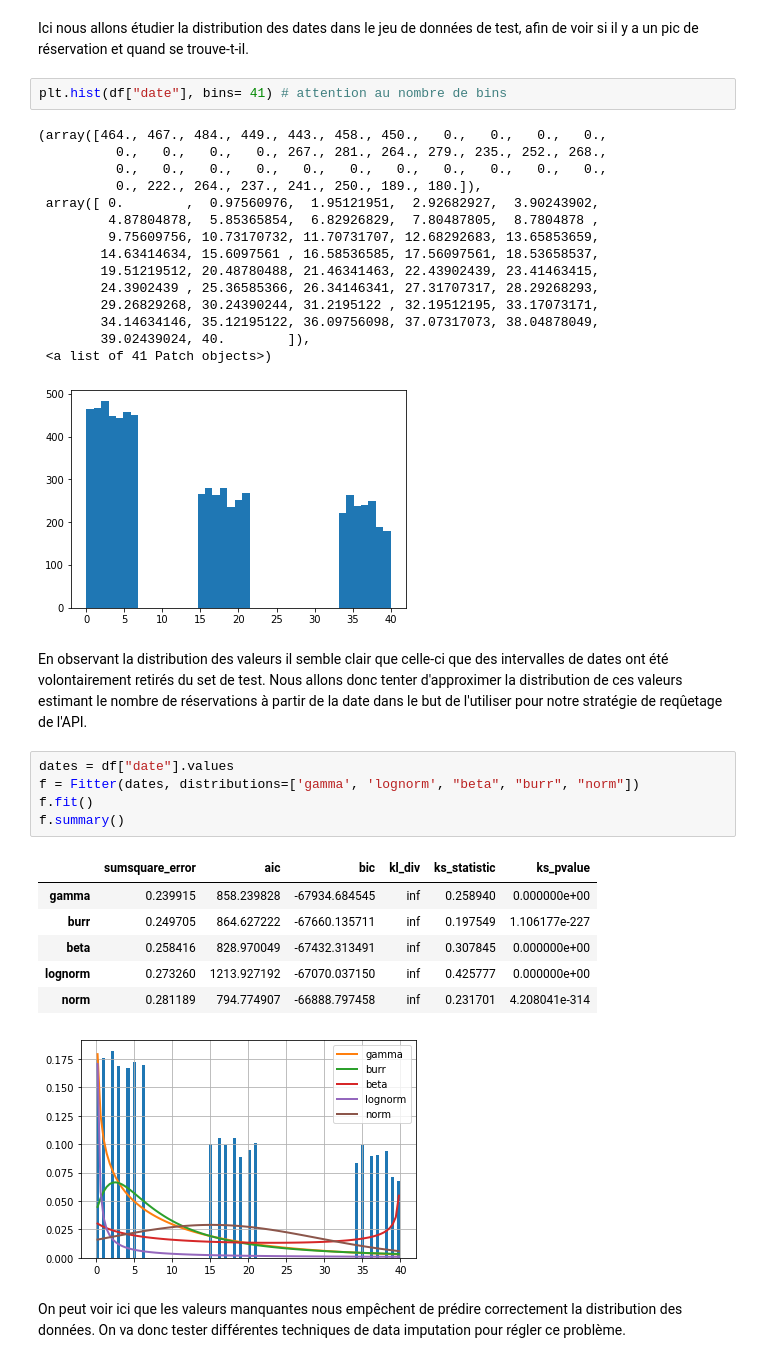
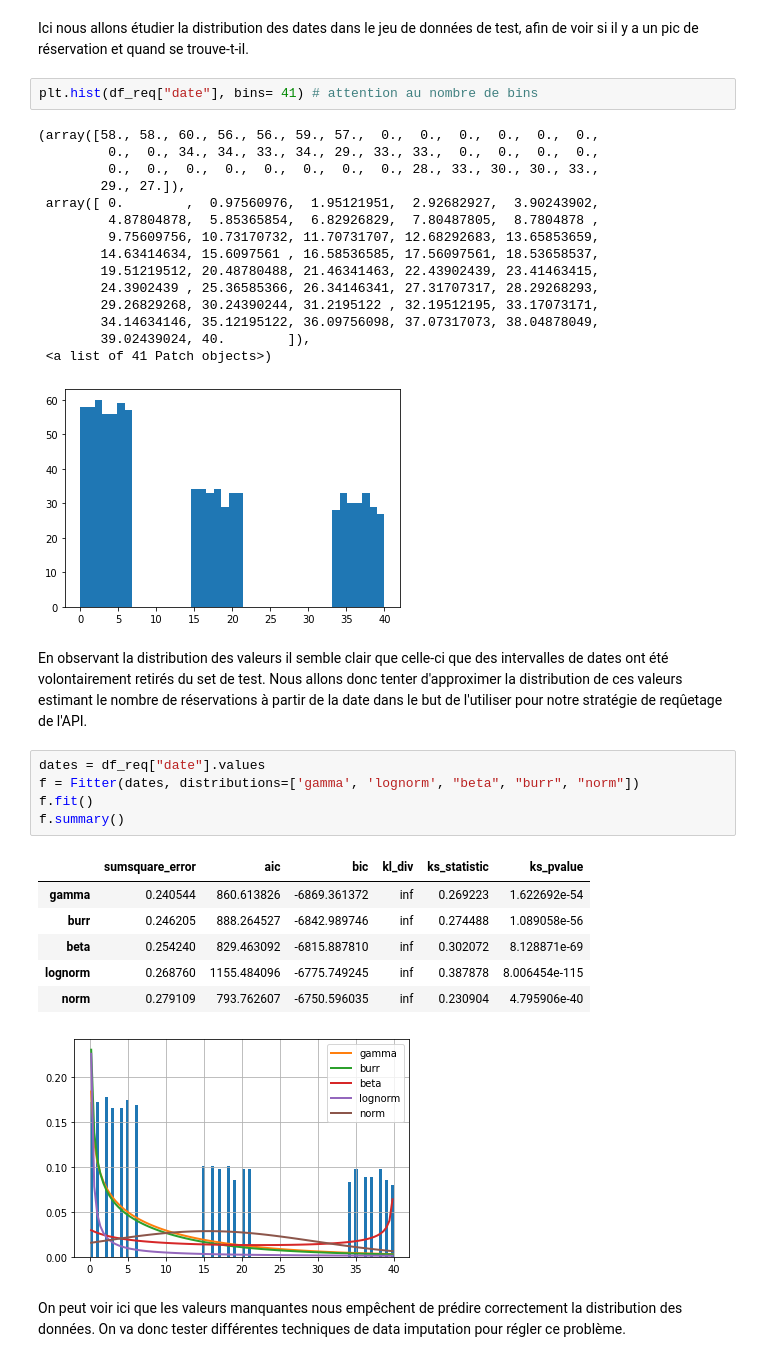
Before and after one commit to RemyLpr/defi_ia, a Jupyter notebook: analyse_explo/test_set_analysis.ipynb, the cells around one changed output. Saved outputs shown, nothing was run; the diff lists cells and outputs as text.

```diff
--- a/analyse_explo/test_set_analysis.ipynb
+++ b/analyse_explo/test_set_analysis.ipynb
@@ -128,12 +153,12 @@ Toutes ces features pourront également être conservées pour aider à l'entra
 # %% [markdown]
 Ici nous allons étudier la distribution des dates dans le jeu de données de test, afin de voir si il y a un pic de réservation et quand se trouve-t-il.
 # %%
-plt.hist(df["date"], bins= 41) # attention au nombre de bins
+plt.hist(df_req["date"], bins= 41) # attention au nombre de bins
 # %% [output]
-(array([464., 467., 484., 449., 443., 458., 450.,   0.,   0.,   0.,   0.,
-          0.,   0.,   0.,   0., 267., 281., 264., 279., 235., 252., 268.,
-          0.,   0.,   0.,   0.,   0.,   0.,   0.,   0.,   0.,   0.,   0.,
-          0., 222., 264., 237., 241., 250., 189., 180.]),
+(array([58., 58., 60., 56., 56., 59., 57.,  0.,  0.,  0.,  0.,  0.,  0.,
+         0.,  0., 34., 34., 33., 34., 29., 33., 33.,  0.,  0.,  0.,  0.,
+         0.,  0.,  0.,  0.,  0.,  0.,  0.,  0., 28., 33., 30., 30., 33.,
+        29., 27.]),
  array([ 0.        ,  0.97560976,  1.95121951,  2.92682927,  3.90243902,
          4.87804878,  5.85365854,  6.82926829,  7.80487805,  8.7804878 ,
          9.75609756, 10.73170732, 11.70731707, 12.68292683, 13.65853659,
@@ -144,22 +169,22 @@ plt.hist(df["date"], bins= 41) # attention au nombre de bins
         34.14634146, 35.12195122, 36.09756098, 37.07317073, 38.04878049,
         39.02439024, 40.        ]),
  <a list of 41 Patch objects>)
-[figure, old version]
+[figure, new version]
 # %% [markdown]
 En observant la distribution des valeurs il semble clair que celle-ci que des intervalles de dates ont été volontairement retirés du set de test. Nous allons donc tenter d'approximer la distribution de ces valeurs estimant le nombre de réservations à partir de la date dans le but de l'utiliser pour notre stratégie de reqûetage de l'API.
 # %%
-dates = df["date"].values
+dates = df_req["date"].values
 f = Fitter(dates, distributions=['gamma', 'lognorm', "beta", "burr", "norm"])
 f.fit()
 f.summary()
 # %% [output]
 |  | sumsquare_error | aic | bic | kl_div | ks_statistic | ks_pvalue |
-| gamma | 0.239915 | 858.239828 | -67934.684545 | inf | 0.258940 | 0.000000e+00 |
-| burr | 0.249705 | 864.627222 | -67660.135711 | inf | 0.197549 | 1.106177e-227 |
-| beta | 0.258416 | 828.970049 | -67432.313491 | inf | 0.307845 | 0.000000e+00 |
-| lognorm | 0.273260 | 1213.927192 | -67070.037150 | inf | 0.425777 | 0.000000e+00 |
-| norm | 0.281189 | 794.774907 | -66888.797458 | inf | 0.231701 | 4.208041e-314 |
+| gamma | 0.240544 | 860.613826 | -6869.361372 | inf | 0.269223 | 1.622692e-54 |
+| burr | 0.246205 | 888.264527 | -6842.989746 | inf | 0.274488 | 1.089058e-56 |
+| beta | 0.254240 | 829.463092 | -6815.887810 | inf | 0.302072 | 8.128871e-69 |
+| lognorm | 0.268760 | 1155.484096 | -6775.749245 | inf | 0.387878 | 8.006454e-115 |
+| norm | 0.279109 | 793.762607 | -6750.596035 | inf | 0.230904 | 4.795906e-40 |
-[figure, old version]
+[figure, new version]
 # %% [markdown]
 On peut voir ici que les valeurs manquantes nous empêchent de prédire correctement la distribution des données. On va donc tester différentes techniques de data imputation pour régler ce problème.
 # %%
```
Also changed, not shown: parts of 29 cells of this notebook.
